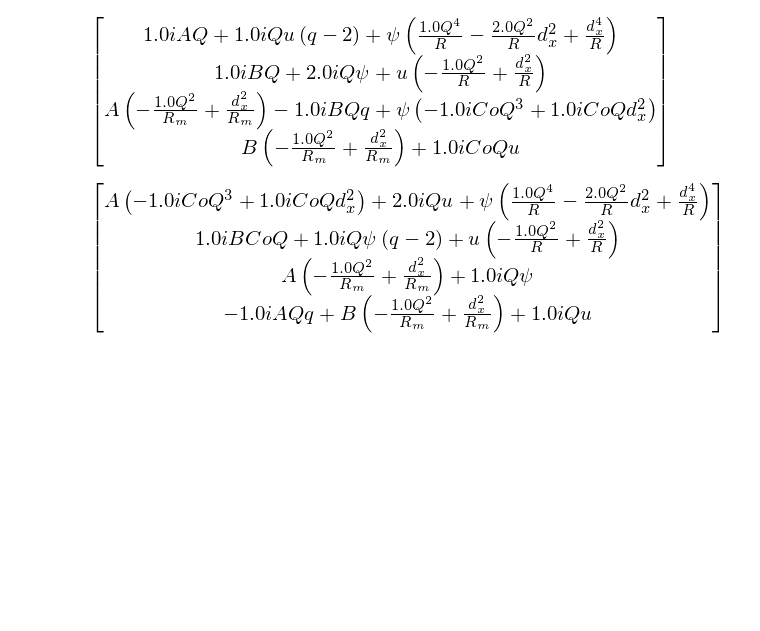
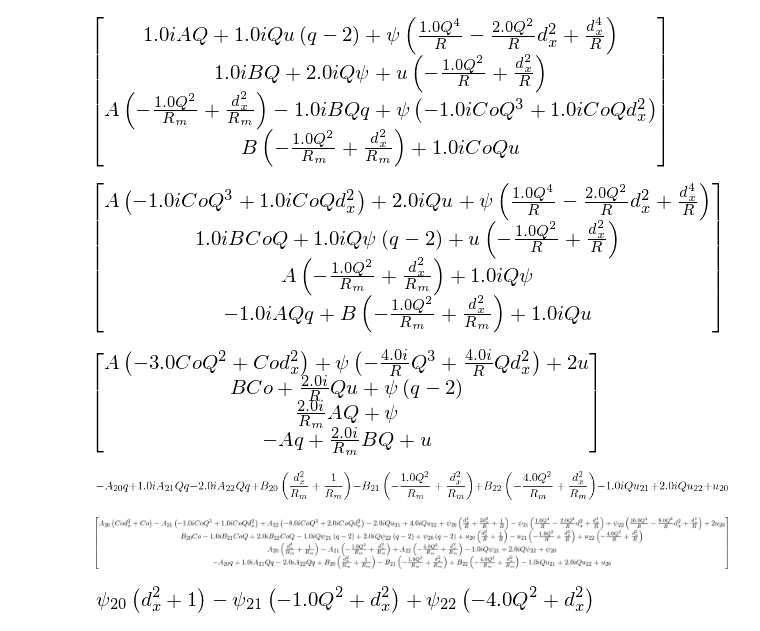
Before and after one commit to jsoishi/weakly_nonlinear_mri, a Jupyter notebook: python/adjoint solution.ipynb, the cells around one changed output. Saved outputs shown, nothing was run; the diff lists cells and outputs as text; code cells hidden in the pictures; blank space fills up the shorter version.

```diff
--- a/python/adjoint solution.ipynb
+++ b/python/adjoint solution.ipynb
@@ -31,7 +31,7 @@ from sympy.interactive import printing
 printing.init_printing(use_latex=True)
 %matplotlib inline
 
-R, Rm, kx, ky, kz, omega, q, B0, dx, dy, dz, dt, pi, psi, u, A, B, Q, Co = symbols("R R_m k_x k_y k_z Omega_0 q B_0 d_x d_y d_z d_t pi psi u A B Q Co", real=True)
+R, Rm, kx, ky, kz, omega, q, B0, dx, dy, dz, dt, pi, psi, u, A, B, Q, Co, psi22, psi21, psi20, u22, u21, u20, A22, A21, A20, B22, B21, B20 = symbols("R R_m k_x k_y k_z Omega_0 q B_0 d_x d_y d_z d_t pi psi u A B Q Co psi22 psi21 psi20 u22 u21 u20 A22 A21 A20 B22 B21 B20", real=True)
 s = symbols("s",)
 
 #Adjoint state vector matrix
@@ -153,3 +153,9 @@ LT = L.adjoint()
 (L*VT).subs(dz, 1j*Q)
 # %% [output]
 [figure]
+# %%
+# L-twiddle 1:
+Ltwiddle = L1 + 2*L2*dz + 3*L3*dz**2 + 4*L4*dz**3
+(Ltwiddle*VT).subs(dz, 1j*Q)
+# %% [output]
+[figure, added]
@@ -155,0 +168,12 @@ LT = L.adjoint()
+# %%
+MM[3]
+# %% [output]
+[figure, added]
+# %%
+MM
+# %% [output]
+[figure, added]
+# %%
+((dx**2 + dz**2)*psi22).subs(dz, 1j*2*Q) - ((dx**2 + dz**2)*psi21).subs(dz, 1j*Q) + ((dx**2 + dz**2)*psi20).subs(dz, 1)
+# %% [output]
+[figure, added]
```
Also changed, not shown: parts of 2 cells of this notebook, 1 other file.
